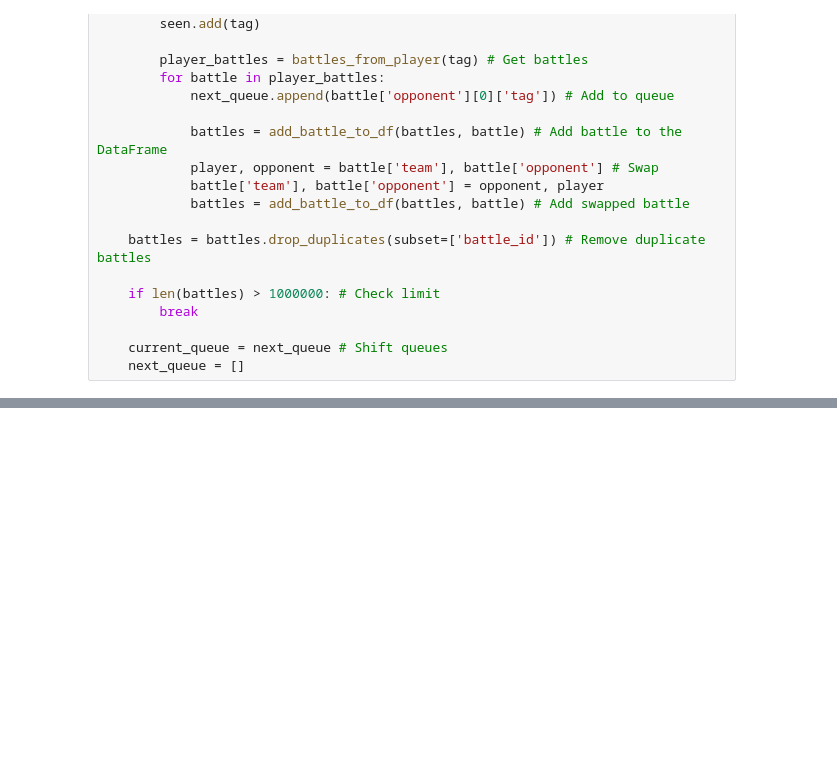
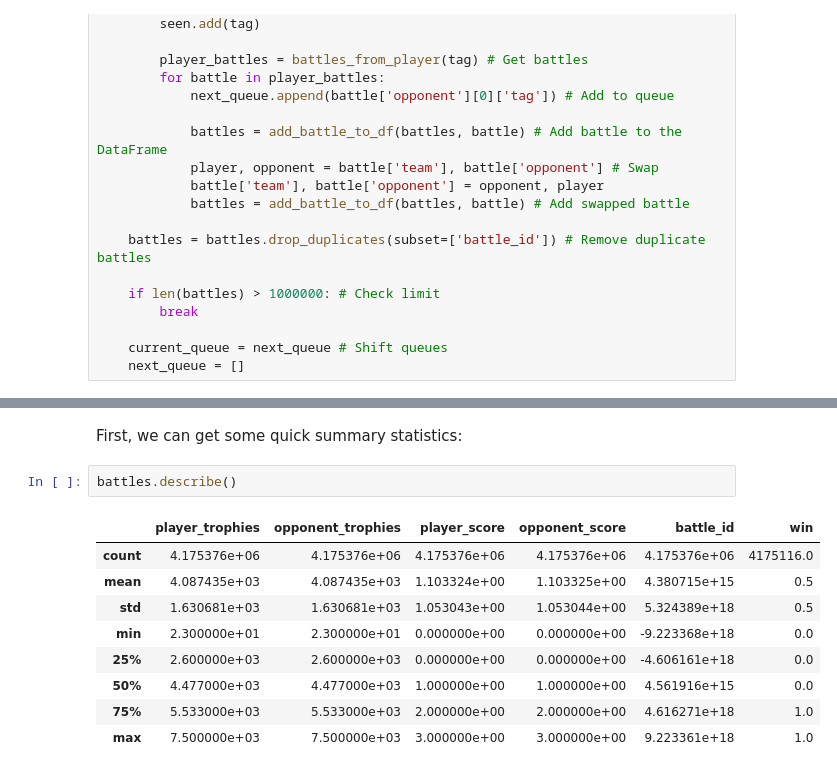
Before and after one commit to SpencerLutz/CMSC320-Final, a Jupyter notebook: index.ipynb, the cells around one changed output, grey strips where cells are left out. Drawn from its saved outputs; the diff is of its cells as text; blank space fills up the shorter version.

```diff
--- a/index.ipynb
+++ b/index.ipynb
@@ -224,0 +259,14 @@ for _ in range(depth): # Loop through each layer
+# %% [markdown]
+First, we can get some quick summary statistics:
+# %%
+battles.describe()
+# %% [output]
+|  | player_trophies | opponent_trophies | player_score | opponent_score | battle_id | win |
+| count | 4.175376e+06 | 4.175376e+06 | 4.175376e+06 | 4.175376e+06 | 4.175376e+06 | 4175116.0 |
+| mean | 4.087435e+03 | 4.087435e+03 | 1.103324e+00 | 1.103325e+00 | 4.380715e+15 | 0.5 |
+| std | 1.630681e+03 | 1.630681e+03 | 1.053043e+00 | 1.053044e+00 | 5.324389e+18 | 0.5 |
+| min | 2.300000e+01 | 2.300000e+01 | 0.000000e+00 | 0.000000e+00 | -9.223368e+18 | 0.0 |
+| 25% | 2.600000e+03 | 2.600000e+03 | 0.000000e+00 | 0.000000e+00 | -4.606161e+18 | 0.0 |
+| 50% | 4.477000e+03 | 4.477000e+03 | 1.000000e+00 | 1.000000e+00 | 4.561916e+15 | 0.0 |
+| 75% | 5.533000e+03 | 5.533000e+03 | 2.000000e+00 | 2.000000e+00 | 4.616271e+18 | 1.0 |
+| max | 7.500000e+03 | 7.500000e+03 | 3.000000e+00 | 3.000000e+00 | 9.223361e+18 | 1.0 |
```
Also changed, not shown: parts of 48 cells of this notebook, 3 other files.
